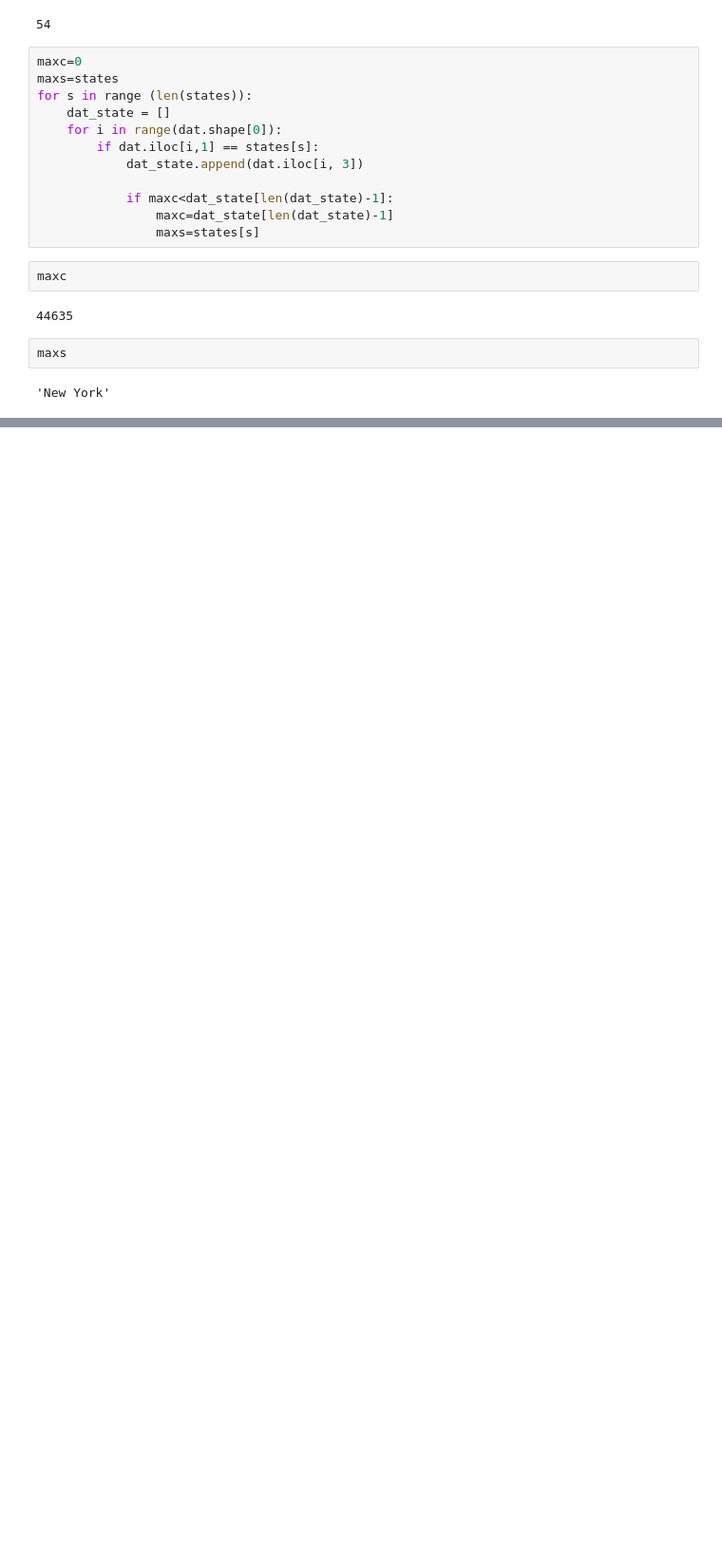
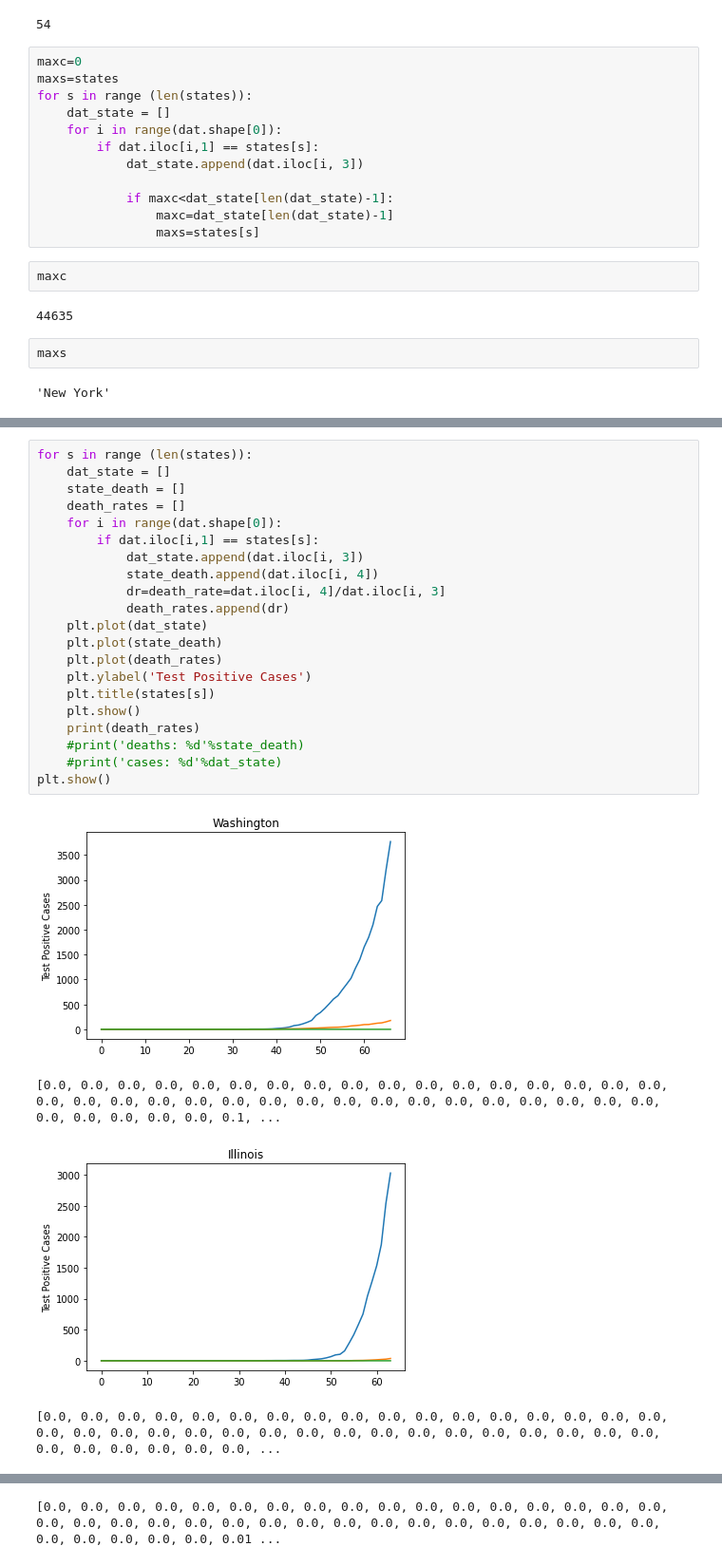
Before and after one commit to stargazing41/covid-19_tracking, a Jupyter notebook: covid_19.ipynb, the cells around one changed output, grey strips where cells are left out. Shown at 95% size. Cells and saved outputs as stored; diff of their text form; blank space fills up the shorter version.

```diff
--- a/covid_19.ipynb
+++ b/covid_19.ipynb
@@ -99,0 +172,26 @@ maxs
+# %%
+for s in range (len(states)):
+    dat_state = []
+    state_death = []
+    death_rates = []
+    for i in range(dat.shape[0]):
+        if dat.iloc[i,1] == states[s]:
+            dat_state.append(dat.iloc[i, 3])
+            state_death.append(dat.iloc[i, 4])
+            dr=death_rate=dat.iloc[i, 4]/dat.iloc[i, 3]
+            death_rates.append(dr)
+    plt.plot(dat_state)
+    plt.plot(state_death)
+    plt.plot(death_rates)
+    plt.ylabel('Test Positive Cases')
+    plt.title(states[s])
+    plt.show()
+    print(death_rates)
+    #print('deaths: %d'%state_death)
+    #print('cases: %d'%dat_state)
+plt.show()
+# %% [output]
+[figure, added]
+[0.0, 0.0, 0.0, 0.0, 0.0, 0.0, 0.0, 0.0, 0.0, 0.0, 0.0, 0.0, 0.0, 0.0, 0.0, 0.0, 0.0, 0.0, 0.0, 0.0, 0.0, 0.0, 0.0, 0.0, 0.0, 0.0, 0.0, 0.0, 0.0, 0.0, 0.0, 0.0, 0.0, 0.0, 0.0, 0.0, 0.0, 0.0, 0.0, 0.1, ...
+[figure, added]
+[0.0, 0.0, 0.0, 0.0, 0.0, 0.0, 0.0, 0.0, 0.0, 0.0, 0.0, 0.0, 0.0, 0.0, 0.0, 0.0, 0.0, 0.0, 0.0, 0.0, 0.0, 0.0, 0.0, 0.0, 0.0, 0.0, 0.0, 0.0, 0.0, 0.0, 0.0, 0.0, 0.0, 0.0, 0.0, 0.0, 0.0, 0.0, 0.0, 0.0, ...
@@ -99,0 +199 @@ maxs
+[0.0, 0.0, 0.0, 0.0, 0.0, 0.0, 0.0, 0.0, 0.0, 0.0, 0.0, 0.0, 0.0, 0.0, 0.0, 0.0, 0.0, 0.0, 0.0, 0.0, 0.0, 0.0, 0.0, 0.0, 0.0, 0.0, 0.0, 0.0, 0.0, 0.0, 0.0, 0.0, 0.0, 0.0, 0.0, 0.0, 0.0, 0.0, 0.0, 0.01 ...
```
Also changed, not shown: parts of 8 cells of this notebook.
